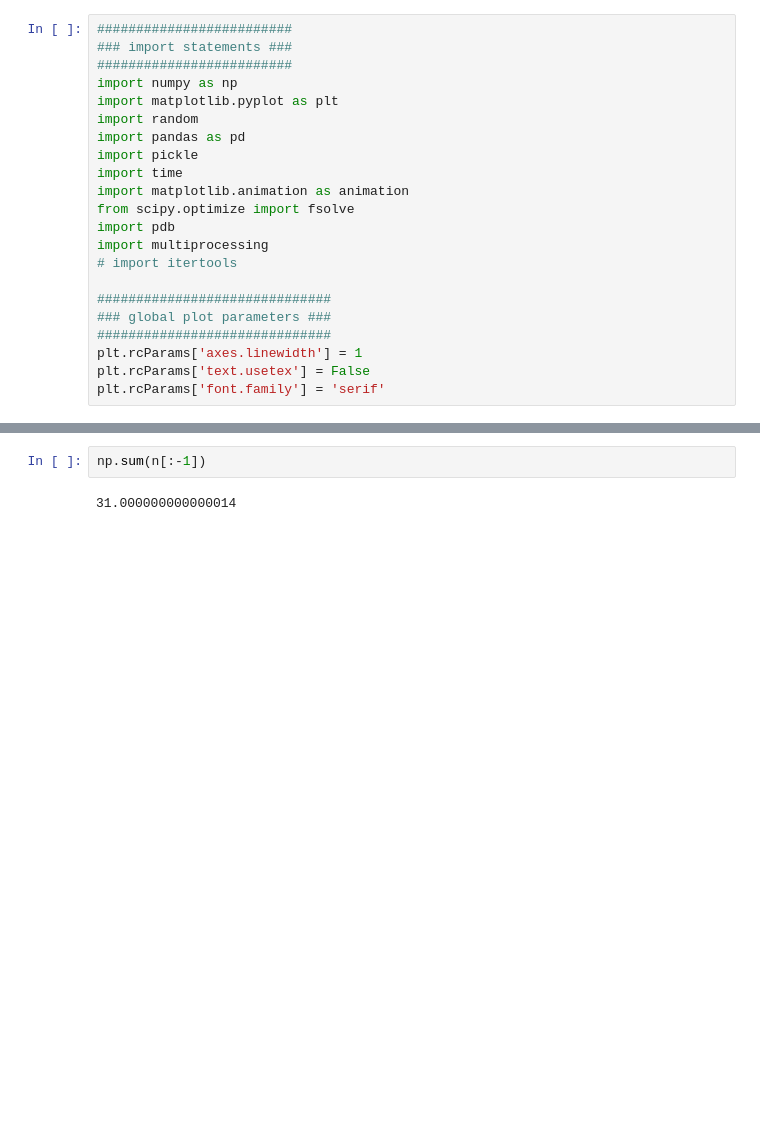
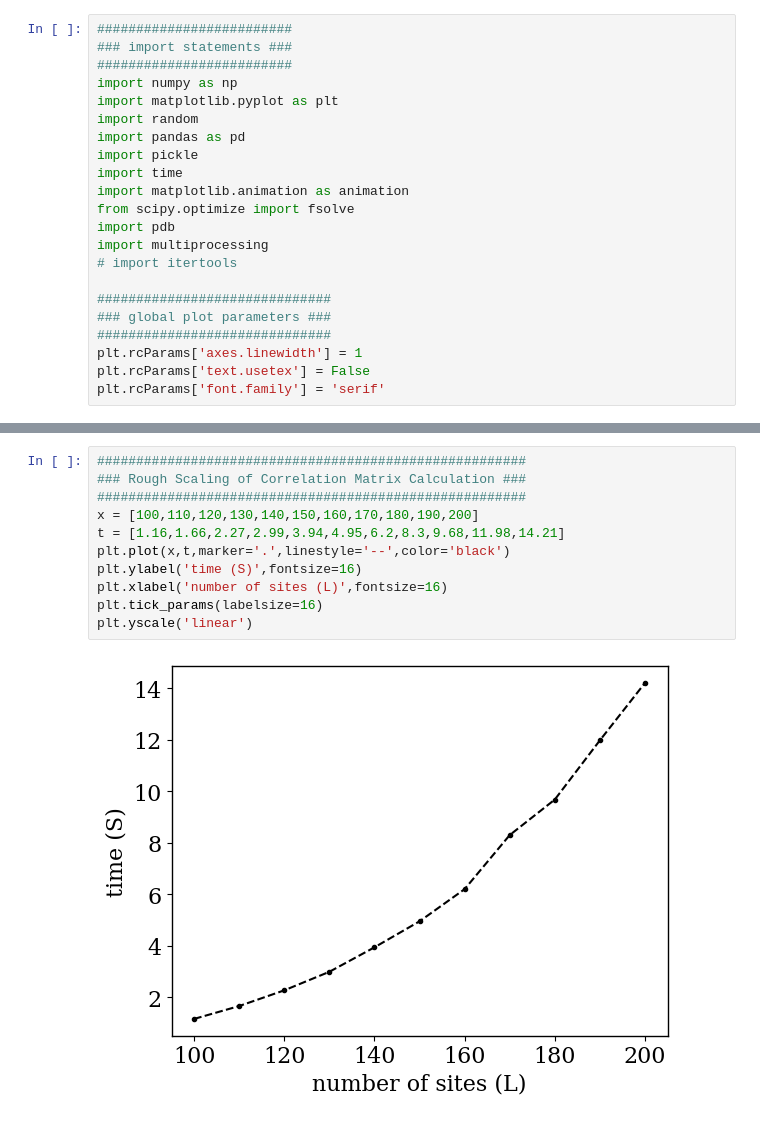
Before and after one commit to jcl6024/HCB-project1, a Jupyter notebook: plots.ipynb, the cells around one changed output, grey strips where cells are left out. Saved outputs shown, nothing was run; the diff lists cells and outputs as text; blank space fills up the shorter version.

```diff
--- a/plots.ipynb
+++ b/plots.ipynb
@@ -53,4 +78,13 @@ Text(0.5, 1.0, 'HCB MDF $N=21$ $L$ Varies')
-# %%
-np.sum(n[:-1])
-# %% [output]
-31.000000000000014
+# %%
+#######################################################
+### Rough Scaling of Correlation Matrix Calculation ###
+#######################################################
+x = [100,110,120,130,140,150,160,170,180,190,200]
+t = [1.16,1.66,2.27,2.99,3.94,4.95,6.2,8.3,9.68,11.98,14.21]
+plt.plot(x,t,marker='.',linestyle='--',color='black')
+plt.ylabel('time (S)',fontsize=16)
+plt.xlabel('number of sites (L)',fontsize=16)
+plt.tick_params(labelsize=16)
+plt.yscale('linear')
+# %% [output]
+[figure, added]
```
Also changed, not shown: parts of 1 cell of this notebook, 6 other files.
